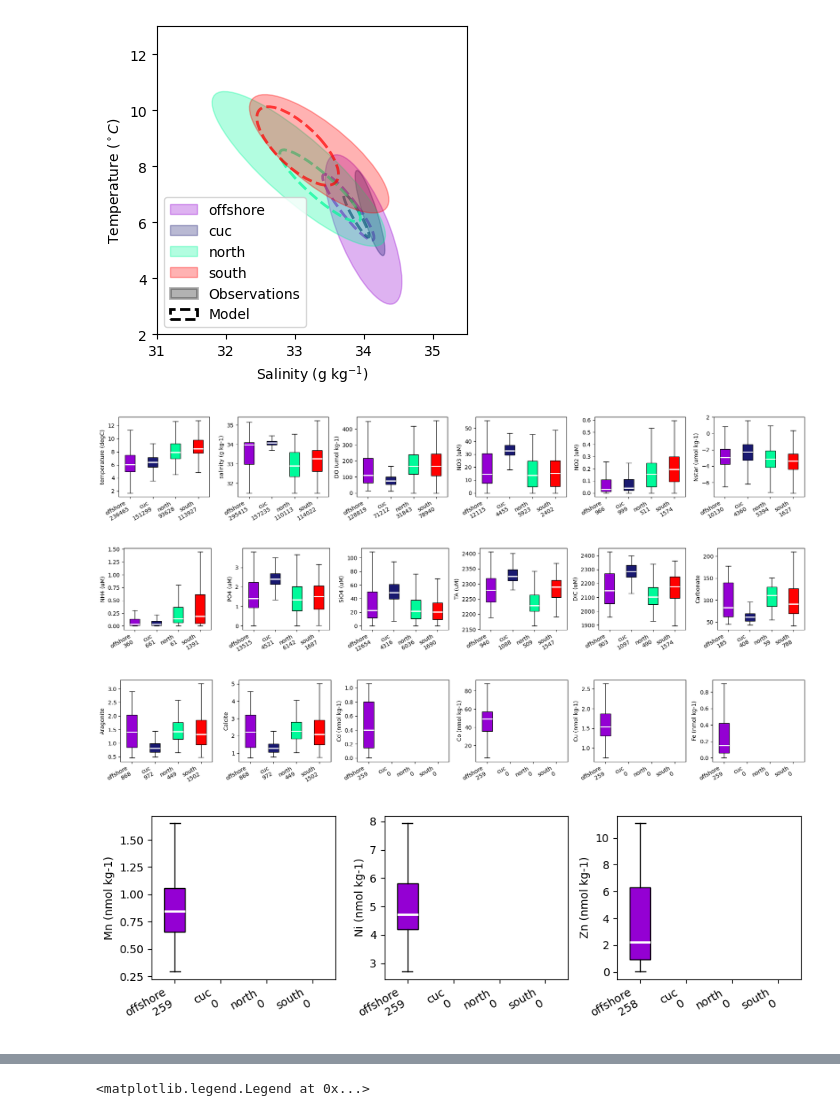
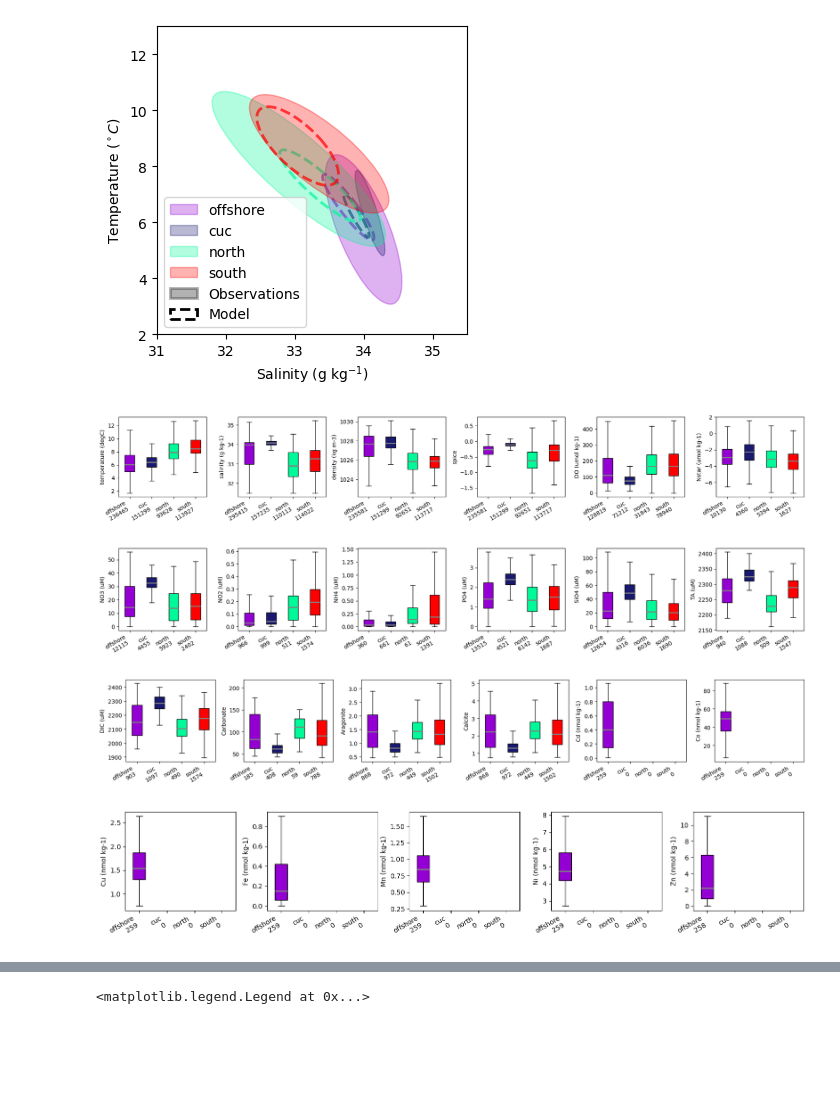
Before and after one commit to UBC-MOAD/analysis-becca, a Jupyter notebook: LiveOcean/tracers/wm_properties.ipynb, the cells around one changed output, grey strips where cells are left out. Cells and saved outputs as stored; diff of their text form; code cells hidden in the pictures; blank space fills up the shorter version.

```diff
--- a/LiveOcean/tracers/wm_properties.ipynb
+++ b/LiveOcean/tracers/wm_properties.ipynb
@@ -311,9 +317,9 @@ regions = ['offshore', 'cuc', 'north', 'south']
 #elipse information
 x_mean, y_mean, width, height, angle = np.zeros(len(regions)), np.zeros(len(regions)), np.zeros(len(regions)), np.zeros(len(regions)), np.zeros(len(regions))
 
-fig, ax = plt.subplots(1,len(regions),figsize=[len(regions)*4,4])
+fig, ax = plt.subplots(1,len(regions),figsize=[len(regions)*3,3])
 for i in range(len(ax)):
-    TS(sob,regions[i],ax[i])
+    TS(sob,regions[i],ax[i],'salinity (g kg-1)','temperature (degC)')
     confidence_ellipse(np.array(sob['salinity (g kg-1)'][sob.region == regions[i]]), np.array(sob['temperature (degC)'][sob.region == regions[i]]), ax[i], n_std=2, edgecolor='red')
     x_mean[i], y_mean[i], width[i], height[i], angle[i] = percentile_ellipse(np.array(sob['salinity (g kg-1)'][sob.region == regions[i]]), np.array(sob['temperature (degC)'][sob.region == regions[i]]), ax[i], percentile=75, edgecolor='green')
     percentile_mode_ellipse(np.array(sob['salinity (g kg-1)'][sob.region == regions[i]]), np.array(sob['temperature (degC)'][sob.region == regions[i]]), ax[i], percentile=75, edgecolor='yellow')
@@ -326,7 +332,27 @@ ax[3].plot([33.9,33.9],[tmin,tmax],'r--', alpha=0.7, label='Deep division')
 ax[3].plot([32,32],[tmin,tmax],'g--',alpha=0.7,label='Columbia division')
 plt.tight_layout()
 
-fig, ax = plt.subplots(1,len(regions),figsize=[len(regions)*4,4])
+# Nitrate - Salinity
+#elipse information
+NSx_mean, NSy_mean, NSwidth, NSheight, NSangle = np.zeros(len(regions)), np.zeros(len(regions)), np.zeros(len(regions)), np.zeros(len(regions)), np.zeros(len(regions))
+
+fig, ax = plt.subplots(1,len(regions),figsize=[len(regions)*3,3])
+for i in range(len(ax)):
+    TS(sob,regions[i],ax[i],'salinity (g kg-1)','NO3 (uM)')
+    NSx_mean[i], NSy_mean[i], NSwidth[i], NSheight[i], NSangle[i] = percentile_ellipse(np.array(sob['salinity (g kg-1)'][sob.region == regions[i]]), np.array(sob['NO3 (uM)'][sob.region == regions[i]]), ax[i], percentile=50, edgecolor='green')
+plt.tight_layout()
+
+# TA - Salinity
+#elipse information
+TASx_mean, TASy_mean, TASwidth, TASheight, TASangle = np.zeros(len(regions)), np.zeros(len(regions)), np.zeros(len(regions)), np.zeros(len(regions)), np.zeros(len(regions))
+
+fig, ax = plt.subplots(1,len(regions),figsize=[len(regions)*3,3])
+for i in range(len(ax)):
+    TS(sob,regions[i],ax[i],'salinity (g kg-1)','TA (uM)')
+    TASx_mean[i], TASy_mean[i], TASwidth[i], TASheight[i], TASangle[i] = percentile_ellipse(np.array(sob['salinity (g kg-1)'][sob.region == regions[i]]), np.array(sob['TA (uM)'][sob.region == regions[i]]), ax[i], percentile=50, edgecolor='green')
+plt.tight_layout()
+
+fig, ax = plt.subplots(1,len(regions),figsize=[len(regions)*3,3])
 for i in range(len(ax)):
     TS_depth(sob,regions[i],ax[i])
 # show boundaries from CIOPS analysis
@@ -337,7 +363,7 @@ ax[3].plot([32,32],[tmin,tmax],'g--',alpha=0.7,label='Columbia division')
 plt.tight_layout()
 
 xlim, ylim = [-145.5, -120.2], [30, 60]
-fig, ax = plt.subplots(1,4, figsize=(len(regions)*4,6), subplot_kw={'projection': crs.Mercator(np.mean(xlim), *ylim)})
+fig, ax = plt.subplots(1,4, figsize=(len(regions)*3,6), subplot_kw={'projection': crs.Mercator(np.mean(xlim), *ylim)})
 for i in range(len(ax)):
     xy_depth(sob,regions[i],ax[i])
 plt.tight_layout()
@@ -439,51 +493,51 @@ ax.legend()
 # box plots of different tracers
 colour = ['darkviolet','midnightblue','mediumspringgreen','red']
 
-properties = ['temperature (degC)','salinity (g kg-1)','DO (umol kg-1)','NO3 (uM)','NO2 (uM)', 'Nstar (umol kg-1)']
+properties = ['temperature (degC)','salinity (g kg-1)','density (kg m-3)','spice','DO (umol kg-1)', 'Nstar (umol kg-1)']
 fig, ax = plt.subplots(1,len(properties),figsize=[3*len(properties),3])
 for i in range(len(properties)):
     bplot = box(sob,regions,properties[i],ax[i])
     for patch, color in zip(bplot['boxes'], colour):
         patch.set_facecolor(color)
     for median in bplot['medians']:
-        median.set_color('white')
+        median.set_color('grey')
         median.set_linewidth(2)
 plt.tight_layout()
 
-properties = ['NH4 (uM)', 'PO4 (uM)', 'SiO4 (uM)', 'TA (uM)', 'DIC (uM)', 'Carbonate']
+properties = ['NO3 (uM)','NO2 (uM)','NH4 (uM)', 'PO4 (uM)', 'SiO4 (uM)', 'TA (uM)']
 fig, ax = plt.subplots(1,len(properties),figsize=[3*len(properties),3])
 for i in range(len(properties)):
     bplot = box(sob,regions,properties[i],ax[i])
     for patch, color in zip(bplot['boxes'], colour):
         patch.set_facecolor(color)
     for median in bplot['medians']:
-        median.set_color('white')
+        median.set_color('grey')
         median.set_linewidth(2)
 plt.tight_layout()
 
-properties = ['Aragonite', 'Calcite','Cd (nmol kg-1)', 'Co (nmol kg-1)', 'Cu (nmol kg-1)','Fe (nmol kg-1)']
+properties = ['DIC (uM)', 'Carbonate','Aragonite', 'Calcite','Cd (nmol kg-1)', 'Co (nmol kg-1)']
 fig, ax = plt.subplots(1,len(properties),figsize=[3*len(properties),3])
 for i in range(len(properties)):
     bplot = box(sob,regions,properties[i],ax[i])
     for patch, color in zip(bplot['boxes'], colour):
         patch.set_facecolor(color)
     for median in bplot['medians']:
-        median.set_color('white')
+        median.set_color('grey')
         median.set_linewidth(2)
 plt.tight_layout()
 
-properties = ['Mn (nmol kg-1)','Ni (nmol kg-1)', 'Zn (nmol kg-1)']
+properties = [ 'Cu (nmol kg-1)','Fe (nmol kg-1)','Mn (nmol kg-1)','Ni (nmol kg-1)', 'Zn (nmol kg-1)']
 fig, ax = plt.subplots(1,len(properties),figsize=[3*len(properties),3])
 for i in range(len(properties)):
     bplot = box(sob,regions,properties[i],ax[i])
     for patch, color in zip(bplot['boxes'], colour):
         patch.set_facecolor(color)
     for median in bplot['medians']:
-        median.set_color('white')
+        median.set_color('grey')
         median.set_linewidth(2)
 plt.tight_layout()
 # %% [output]
-[figure, old version]
+[figure, new version]
-[figure, old version]
+[figure, new version]
-[figure, old version]
+[figure, new version]
-[figure, old version]
+[figure, new version]
```
Also changed, not shown: parts of 11 cells of this notebook.
